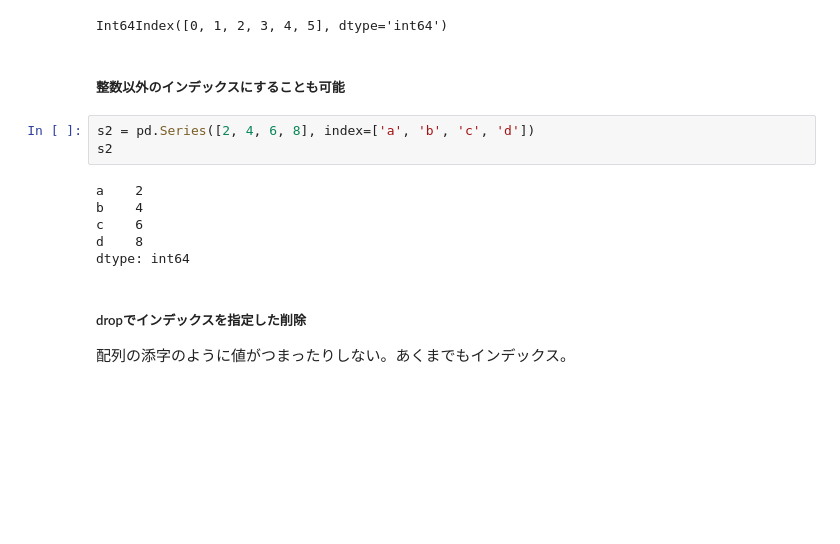
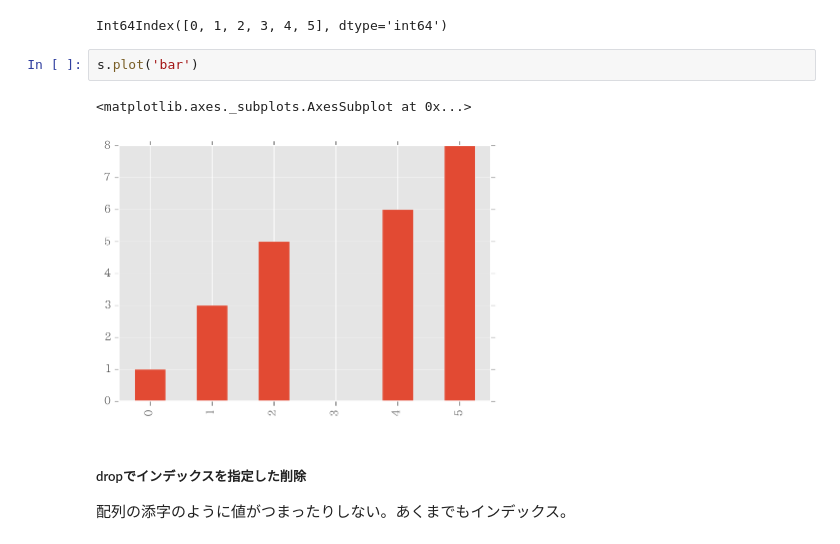
Before and after one commit to civic/data-python, a Jupyter notebook: 10 minutes to pandas.ipynb, the cells around one changed output. Saved outputs shown, nothing was run; the diff lists cells and outputs as text; blank space fills up the shorter version.

```diff
--- a/10 minutes to pandas.ipynb
+++ b/10 minutes to pandas.ipynb
@@ -24,17 +26,11 @@ dtype: float64
 s.index #integerのindex
 # %% [output]
 Int64Index([0, 1, 2, 3, 4, 5], dtype='int64')
-# %% [markdown]
-##### 整数以外のインデックスにすることも可能
-# %%
-s2 = pd.Series([2, 4, 6, 8], index=['a', 'b', 'c', 'd'])
-s2
-# %% [output]
-a    2
-b    4
-c    6
-d    8
-dtype: int64
+# %%
+s.plot('bar')
+# %% [output]
+<matplotlib.axes._subplots.AxesSubplot at 0x...>
+[figure, added]
 # %% [markdown]
 ##### dropでインデックスを指定した削除
 配列の添字のように値がつまったりしない。あくまでもインデックス。
```
Also changed, not shown: parts of 11 cells of this notebook.
